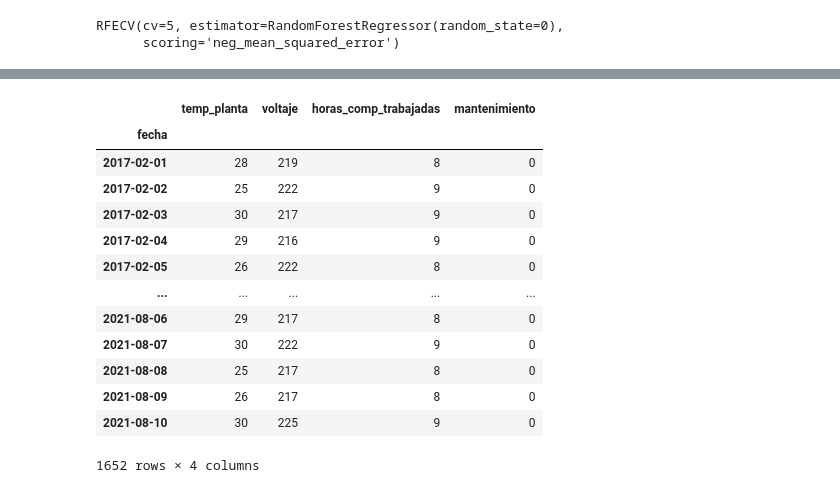
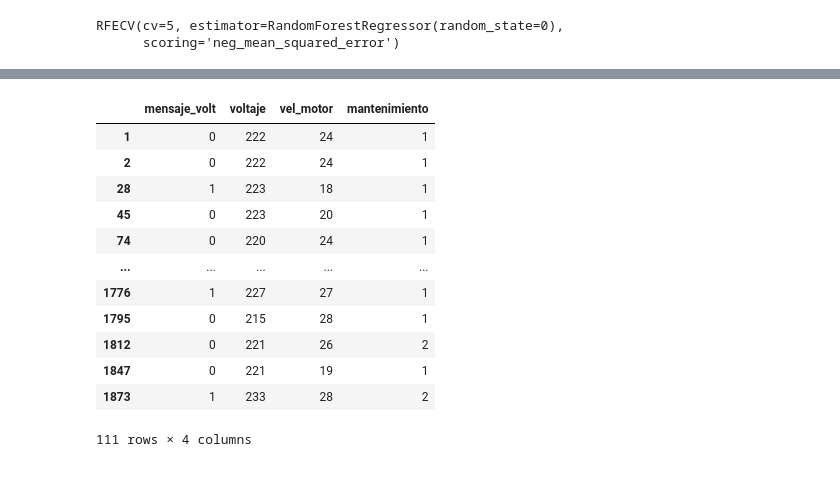
Before and after one commit to JorgeMoGlz/proyecto-seminario, a Jupyter notebook: Untitled.ipynb, the cells around one changed output, grey strips where cells are left out. Saved outputs shown, nothing was run; the diff lists cells and outputs as text; code cells hidden in the pictures.

```diff
--- a/Untitled.ipynb
+++ b/Untitled.ipynb
@@ -23,5 +30,6 @@ from sklearn.tree import DecisionTreeClassifier
 # %%
 df_E162533 = pd.read_excel("./datasets/equipo-E162533.xlsx")
+df_E162533_original = df_E162533
 df_E162533 = df_E162533.set_index("fecha")
 df_E162533
 # %% [output]
@@ -59,0 +68,2 @@ df_mantenimiento
+# %%
+df_E162533_original.drop(df_E162533_original.loc[df_E162533_original['mantenimiento']==0].index, inplace=True)
@@ -60,4 +86,15 @@ df_mantenimiento
 # %%
 features = ["vel_motor","voltaje","mensaje_volt","horas_comp_trabajadas","temp_planta","Lamps","Lead Curtains", "Radiation_mrh","problemas_rechazo"]
+# %%
+df_E162533_original = df_E162533_original[['vel_motor',
+ 'voltaje',
+ 'mensaje_volt',
+ 'horas_comp_trabajadas',
+ 'temp_planta',
+ 'Lamps',
+ 'Lead Curtains',
+ 'Radiation_mrh',
+ 'problemas_rechazo',
+ 'mantenimiento']]
 # %%
 plt.figure(figsize=(15,15))
@@ -71,2 +112,13 @@ Text(0.5, 1.0, 'Correlacion')
+# %%
+mantenimiento_valores =  df_E162533_original[['vel_motor',
+ 'voltaje',
+ 'mensaje_volt',
+ 'horas_comp_trabajadas',
+ 'temp_planta',
+ 'Lamps',
+ 'Lead Curtains',
+ 'Radiation_mrh',
+ 'problemas_rechazo',
+ 'mantenimiento']].values
 # %%
 # define dataset
@@ -292,18 +352,17 @@ df_mantto_dtc
 # %%
-df_mantto_rfr = df_mantenimiento[fs_rfr+["mantenimiento"]]
+df_mantto_rfr = df_E162533_original[fs_rfr+["mantenimiento"]]
 df_mantto_rfr
 # %% [output]
-|  | temp_planta | voltaje | horas_comp_trabajadas | mantenimiento |
-| fecha |  |  |  |  |
-| 2017-02-01 | 28 | 219 | 8 | 0 |
-| 2017-02-02 | 25 | 222 | 9 | 0 |
-| 2017-02-03 | 30 | 217 | 9 | 0 |
-| 2017-02-04 | 29 | 216 | 9 | 0 |
-| 2017-02-05 | 26 | 222 | 8 | 0 |
+|  | mensaje_volt | voltaje | vel_motor | mantenimiento |
+| 1 | 0 | 222 | 24 | 1 |
+| 2 | 0 | 222 | 24 | 1 |
+| 28 | 1 | 223 | 18 | 1 |
+| 45 | 0 | 223 | 20 | 1 |
+| 74 | 0 | 220 | 24 | 1 |
 | ... | ... | ... | ... | ... |
-| 2021-08-06 | 29 | 217 | 8 | 0 |
-| 2021-08-07 | 30 | 222 | 9 | 0 |
-| 2021-08-08 | 25 | 217 | 8 | 0 |
-| 2021-08-09 | 26 | 217 | 8 | 0 |
-| 2021-08-10 | 30 | 225 | 9 | 0 |
+| 1776 | 1 | 227 | 27 | 1 |
+| 1795 | 0 | 215 | 28 | 1 |
+| 1812 | 0 | 221 | 26 | 2 |
+| 1847 | 0 | 221 | 19 | 1 |
+| 1873 | 1 | 233 | 28 | 2 |
-1652 rows × 4 columns
+111 rows × 4 columns
```
Also changed, not shown: parts of 72 cells of this notebook, 3 other files.
